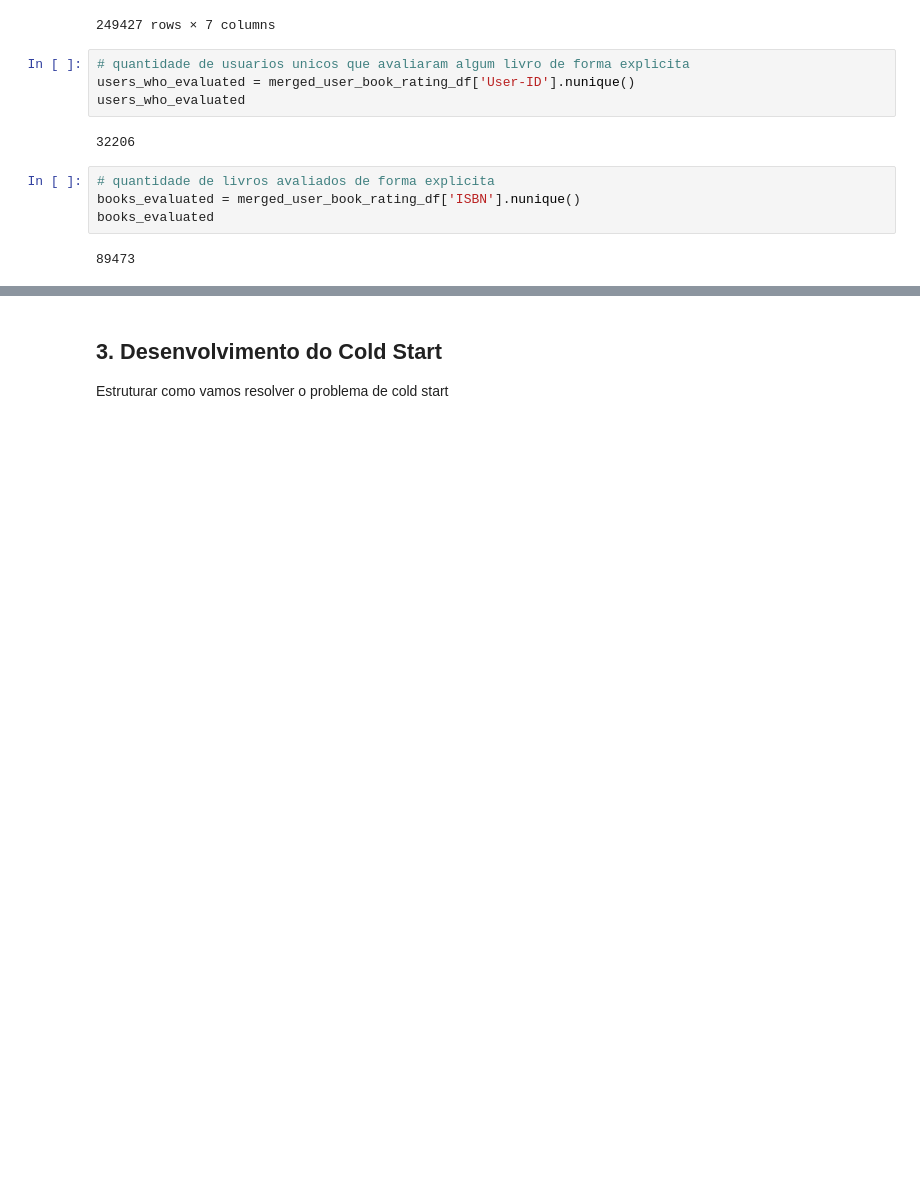
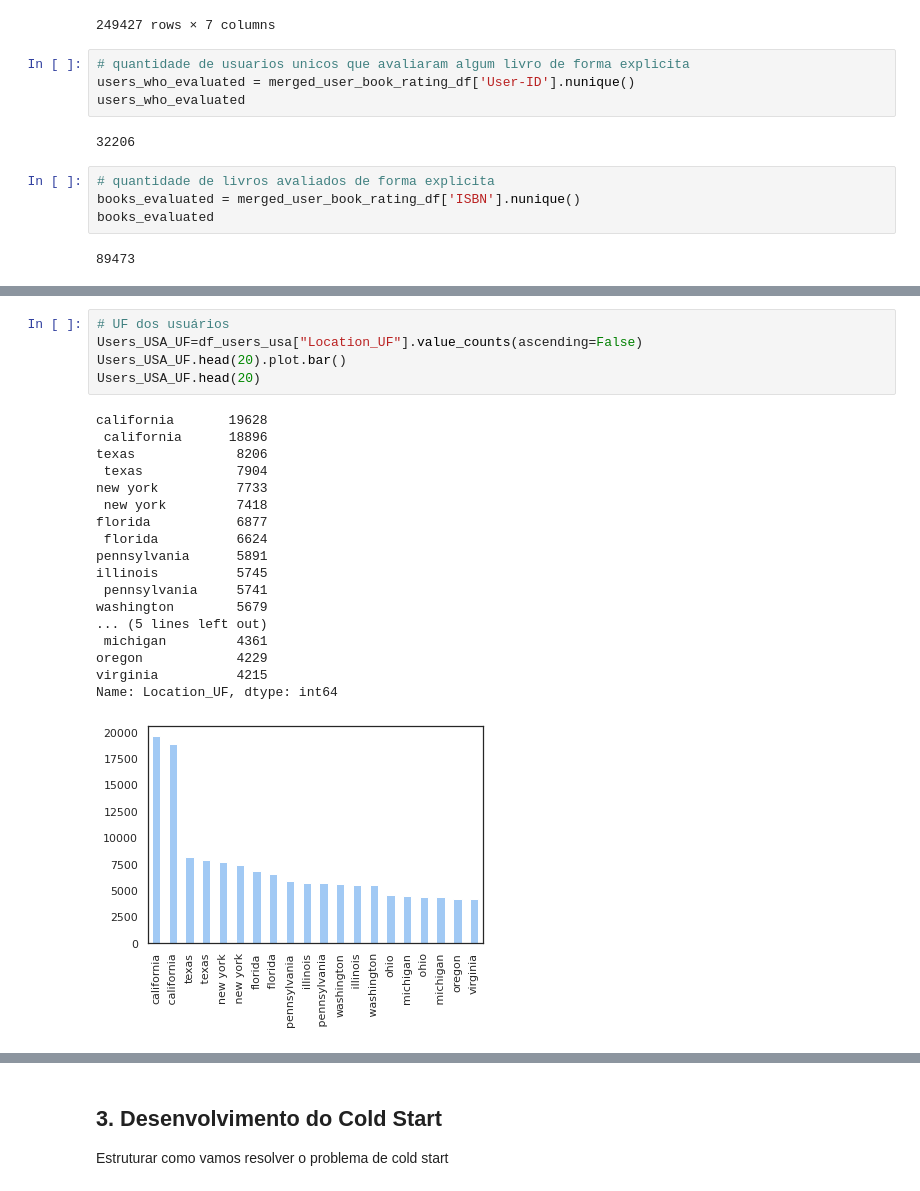
Before and after one commit to vivitc/deep-learning-books, a Jupyter notebook: Trabalho_DL_Books.ipynb, the cells around one changed output, grey strips where cells are left out. Drawn from its saved outputs; the diff is of its cells as text; blank space fills up the shorter version.

```diff
--- a/Trabalho_DL_Books.ipynb
+++ b/Trabalho_DL_Books.ipynb
@@ -538,0 +587,24 @@ books_evaluated
+# %%
+# UF dos usuários
+Users_USA_UF=df_users_usa["Location_UF"].value_counts(ascending=False)
+Users_USA_UF.head(20).plot.bar()
+Users_USA_UF.head(20)
+# %% [output]
+california       19628
+ california      18896
+texas             8206
+ texas            7904
+new york          7733
+ new york         7418
+florida           6877
+ florida          6624
+pennsylvania      5891
+illinois          5745
+ pennsylvania     5741
+washington        5679
+... (5 lines left out)
+ michigan         4361
+oregon            4229
+virginia          4215
+Name: Location_UF, dtype: int64
+[figure, added]
```
Also changed, not shown: parts of 15 cells of this notebook.
